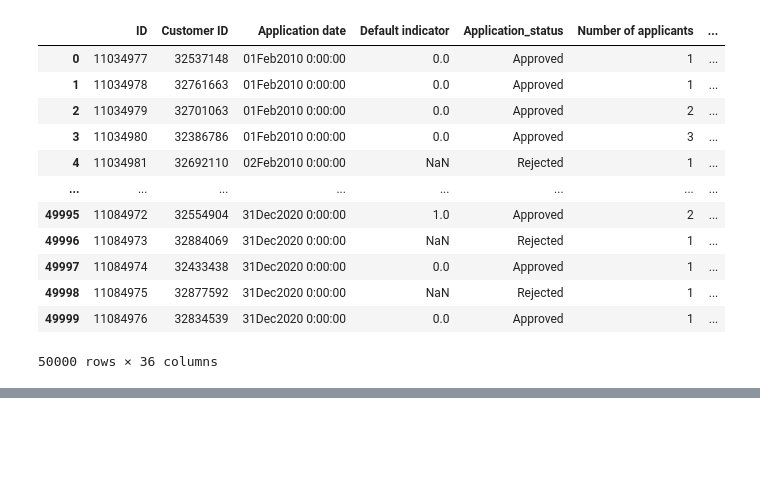
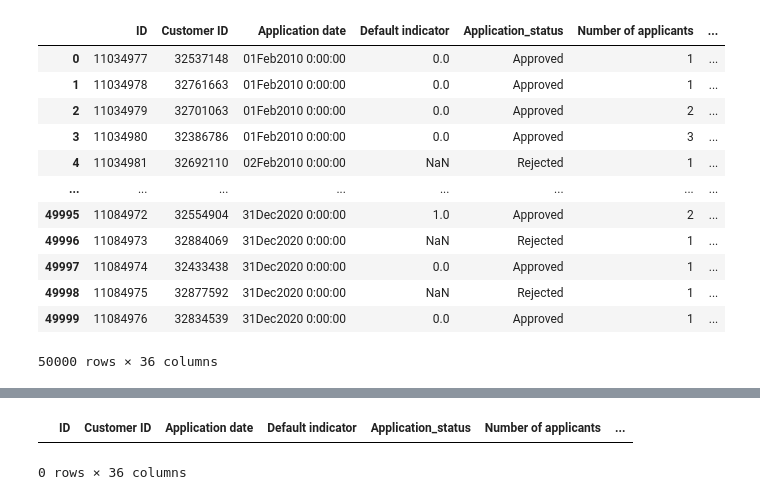
Before and after one commit to Jagodno/Pre-selection-Assignment, a Jupyter notebook: jupyter_notebooks/lukaszEda.ipynb, the cells around one changed output, grey strips where cells are left out. Cells and saved outputs as stored; diff of their text form; code cells hidden in the pictures; blank space fills up the shorter version.

```diff
--- a/jupyter_notebooks/lukaszEda.ipynb
+++ b/jupyter_notebooks/lukaszEda.ipynb
@@ -129,0 +233,5 @@ df
+# %%
+df[df['Default indicator'] == None]
+# %% [output]
+|  | ID | Customer ID | Application date | Default indicator | Application_status | Number of applicants | ... |
+0 rows × 36 columns
```
Also changed, not shown: parts of 8 cells of this notebook, 1 other file.
